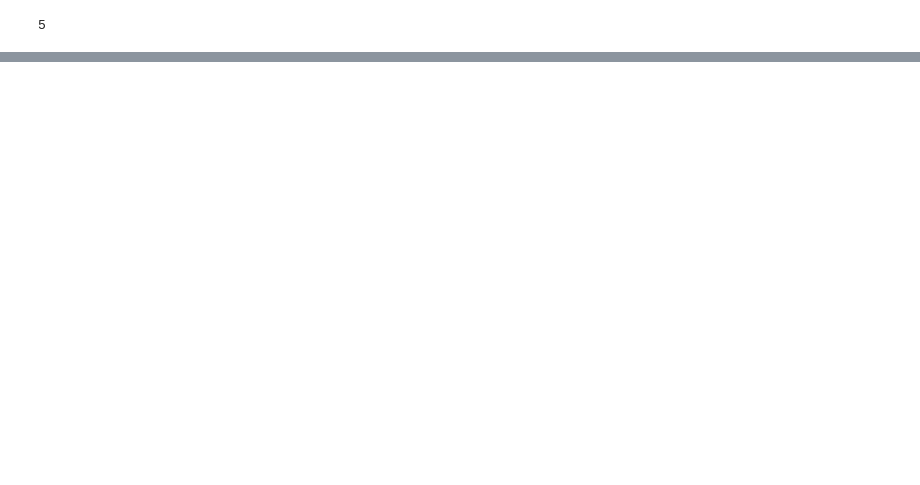
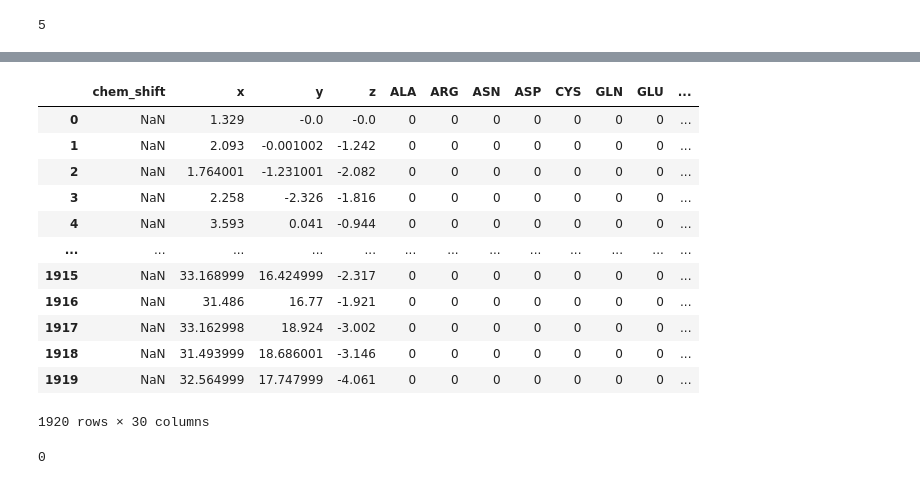
Before and after one commit to picodase/deepNMR, a Jupyter notebook: play_with_dgl.ipynb, the cells around one changed output, grey strips where cells are left out. Drawn from its saved outputs; the diff is of its cells as text; code cells hidden in the pictures; blank space fills up the shorter version.

```diff
--- a/play_with_dgl.ipynb
+++ b/play_with_dgl.ipynb
@@ -68,0 +195,26 @@ g.out_degrees(0)
+# %%
+fs = features
+# %%
+fs["has_cs"] = fs["chem_shift"] == np.nan
+# %%
+fs["has_cs"] = fs["has_cs"].astype(int)
+# %%
+fs
+# %% [output]
+|  | chem_shift | x | y | z | ALA | ARG | ASN | ASP | CYS | GLN | GLU | ... |
+| 0 | NaN | 1.329 | -0.0 | -0.0 | 0 | 0 | 0 | 0 | 0 | 0 | 0 | ... |
+| 1 | NaN | 2.093 | -0.001002 | -1.242 | 0 | 0 | 0 | 0 | 0 | 0 | 0 | ... |
+| 2 | NaN | 1.764001 | -1.231001 | -2.082 | 0 | 0 | 0 | 0 | 0 | 0 | 0 | ... |
+| 3 | NaN | 2.258 | -2.326 | -1.816 | 0 | 0 | 0 | 0 | 0 | 0 | 0 | ... |
+| 4 | NaN | 3.593 | 0.041 | -0.944 | 0 | 0 | 0 | 0 | 0 | 0 | 0 | ... |
+| ... | ... | ... | ... | ... | ... | ... | ... | ... | ... | ... | ... | ... |
+| 1915 | NaN | 33.168999 | 16.424999 | -2.317 | 0 | 0 | 0 | 0 | 0 | 0 | 0 | ... |
+| 1916 | NaN | 31.486 | 16.77 | -1.921 | 0 | 0 | 0 | 0 | 0 | 0 | 0 | ... |
+| 1917 | NaN | 33.162998 | 18.924 | -3.002 | 0 | 0 | 0 | 0 | 0 | 0 | 0 | ... |
+| 1918 | NaN | 31.493999 | 18.686001 | -3.146 | 0 | 0 | 0 | 0 | 0 | 0 | 0 | ... |
+| 1919 | NaN | 32.564999 | 17.747999 | -4.061 | 0 | 0 | 0 | 0 | 0 | 0 | 0 | ... |
+1920 rows × 30 columns
+# %%
+sum(fs["has_cs"])
+# %% [output]
+0
```
Also changed, not shown: parts of 53 cells of this notebook, 1 other file.
